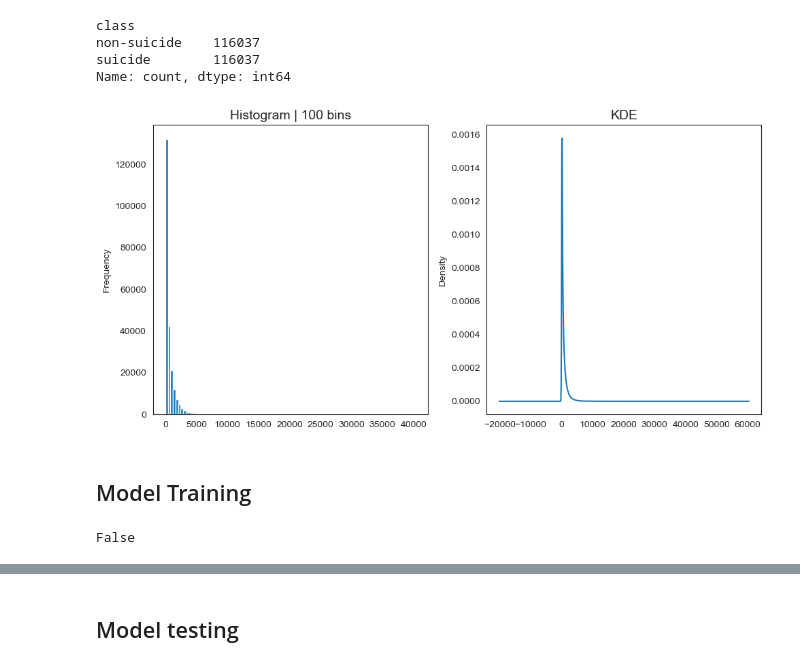
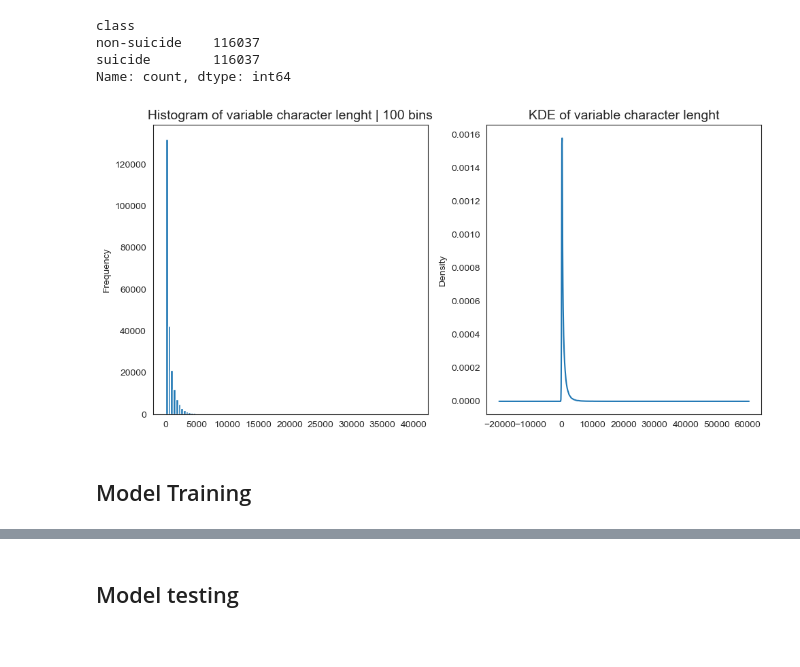
Before and after one commit to amilton23/bert-applications, a Jupyter notebook: real_world_studies/kaggle_bert_application_01.ipynb, the cells around one changed output, grey strips where cells are left out. Drawn from its saved outputs; the diff is of its cells as text; code cells hidden in the pictures.

```diff
--- a/real_world_studies/kaggle_bert_application_01.ipynb
+++ b/real_world_studies/kaggle_bert_application_01.ipynb
@@ -57,17 +59,17 @@ df_dataset['character_length'] = [len(x) for x in df_dataset['text']]
 # %%
 fig, axs = plt.subplots(1, 2, figsize=(10, 5))
 
 n_bins= 100
 
 df_dataset['character_length'].plot(kind='hist', bins=n_bins, ax=axs[0])
-axs[0].set_title(f"Histogram | {n_bins} bins", fontsize=14)
+axs[0].set_title(f"Histogram of variable character lenght | {n_bins} bins", fontsize=14)
 
 df_dataset['character_length'].plot(kind='kde', ax=axs[1])
-axs[1].set_title("KDE", fontsize=14)
+axs[1].set_title("KDE of variable character lenght", fontsize=14)
 
 plt.tight_layout()
 plt.show()
 # %% [output]
-[figure, old version]
+[figure, new version]
 # %% [markdown]
 ## Model Training
@@ -78,5 +76 @@ plt.show()
-# %%
-print(torch.cuda.is_available())
-# %% [output]
-False
 # %%
```
Also changed, not shown: parts of 14 cells of this notebook, 1 other file.
